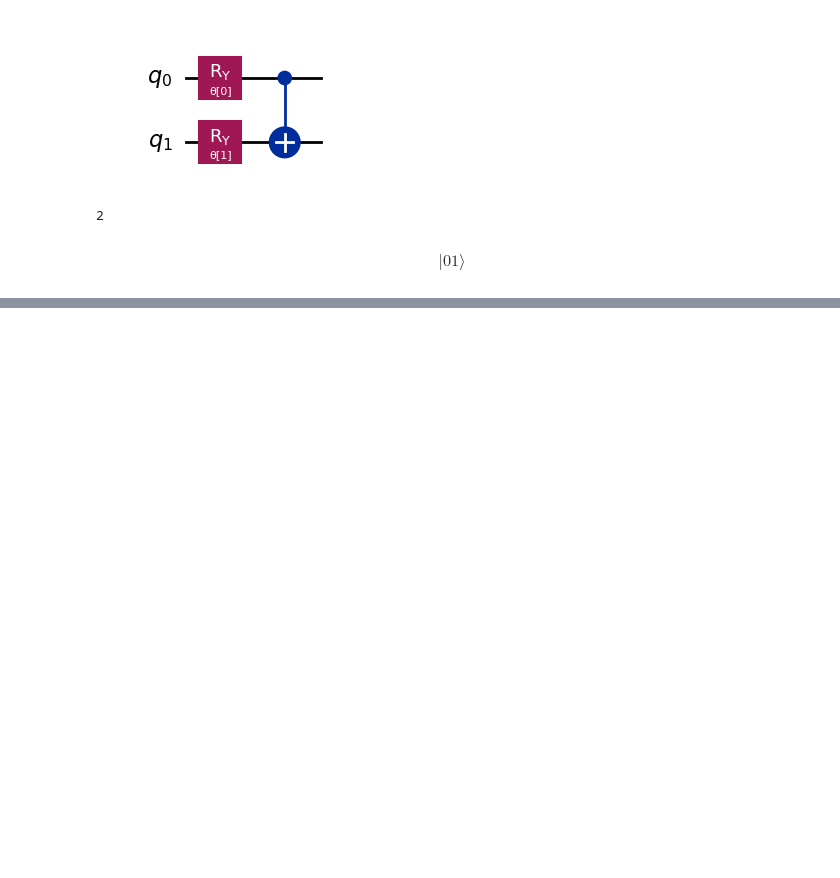
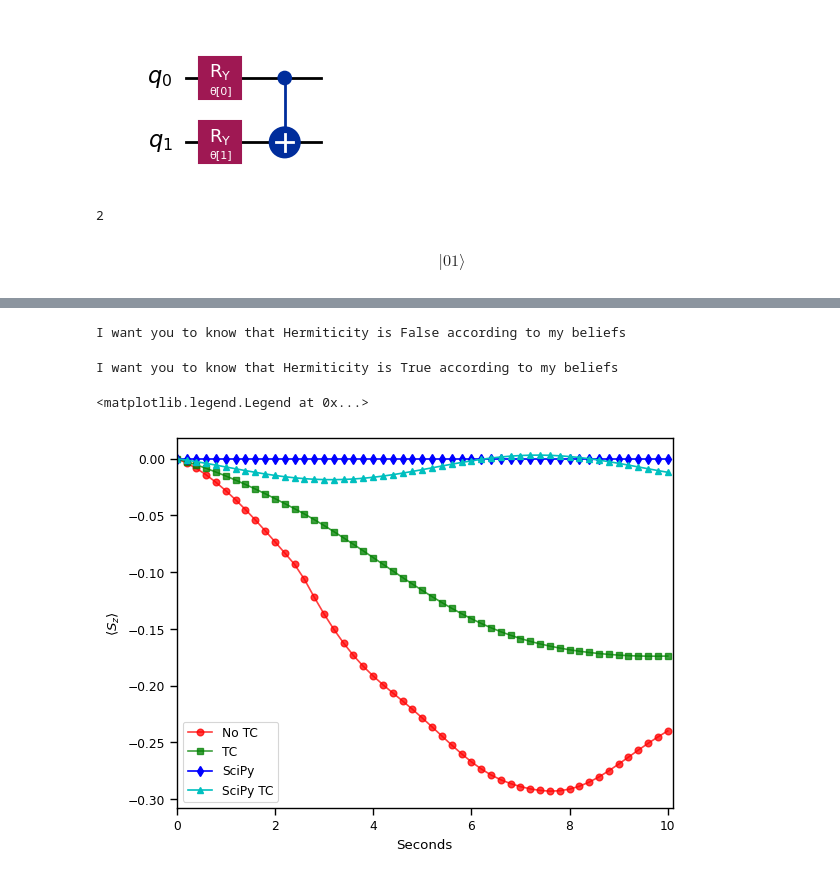
Before and after one commit to Magnusson6359/qiskit-algorithms, a Jupyter notebook: testing.ipynb, the cells around one changed output, grey strips where cells are left out. Cells and saved outputs as stored; diff of their text form; code cells hidden in the pictures; blank space fills up the shorter version.

```diff
--- a/testing.ipynb
+++ b/testing.ipynb
@@ -359,0 +368,78 @@ Number of device qubits:  5
+# %%
+# No TC case
+
+# The 2 main tunable parameters
+total_time = 10
+num_timesteps = 100
+
+var_principle = RealMcLachlanPrinciple(qgt=LinCombQGT(estimator), gradient=LinCombEstimatorGradient(estimator))
+time_evo = TimeEvolutionProblem(hamiltonian,
+                                time=total_time,
+                                aux_operators=[magnetisation])
+qrte = VarQRTE(ansatz, init_param_values,
+               variational_principle = var_principle,
+               estimator=estimator,
+               num_timesteps=num_timesteps)
+real_result_notc = qrte.evolve(time_evo)
+# %% [output]
+I want you to know that Hermiticity is False according to my beliefs
+# %%
+# TC case
+
+# The 2 main tunable parameters
+total_time = 10
+num_timesteps = 100
+
+var_principle = RealMcLachlanPrinciple(qgt=LinCombQGT(estimator), gradient=LinCombEstimatorGradient(estimator), is_non_hermitian=True)
+time_evo = TimeEvolutionProblem(hamiltonian_tc,
+                                time=total_time,
+                                aux_operators=[magnetisation])
+qrte = VarQRTE(ansatz, init_param_values,
+                variational_principle = var_principle,
+                estimator=estimator,
+                num_timesteps=num_timesteps)
+real_result = qrte.evolve(time_evo)
+# %% [output]
+I want you to know that Hermiticity is True according to my beliefs
+# %%
+# Compare with exact solution for the non-TC case
+
+init_circ = ansatz.assign_parameters(init_param_values)
+evolution_problem = TimeEvolutionProblem(
+    hamiltonian, total_time, initial_state=init_circ, aux_operators=[magnetisation]
+)
+rtev = SciPyRealEvolver(num_timesteps)
+sol = rtev.evolve(evolution_problem)
+
+evolution_problem2 = TimeEvolutionProblem(
+    hamiltonian_tc, total_time, initial_state=init_circ, aux_operators=[magnetisation]
+)
+rtev = SciPyRealEvolver(num_timesteps)
+sol2 = rtev.evolve(evolution_problem2)
+# %%
+sns.set_context("paper")
+fig, ax = plt.subplots(1,1)
+#fig.set_figheight(7)
+#fig.set_figwidth(5)
+
+DELTA_BIG = 2
+
+exp_val_real_notc = np.array([ele[0][0].real for ele in real_result_notc.observables])
+times = real_result_notc.times
+exp_val_real = np.array([ele[0][0].real for ele in real_result.observables])
+times = real_result.times
+exact_mz_exp_val_re = sol.observables[0][0].real
+exact_mz_exp_val_re_tc = sol2.observables[0][0].real
+
+ax.plot(times[::DELTA_BIG], exp_val_real_notc[::DELTA_BIG], '-ro', label= "No TC", alpha=0.75) #+ extracted_transformer_energy+ nuclear_repulsion_energy
+ax.plot(times[::DELTA_BIG], exp_val_real[::DELTA_BIG], '-gs', label= "TC", alpha=0.75) #+ extracted_transformer_energy+ nuclear_repulsion_energy
+ax.plot(times[::DELTA_BIG], exact_mz_exp_val_re[::DELTA_BIG], '-bd', label= "SciPy")
+ax.plot(times[::DELTA_BIG], exact_mz_exp_val_re_tc[::DELTA_BIG], '-c^', label= "SciPy TC")
+
+ax.set_xlabel("Seconds")
+ax.set_xlim([0, times[-1]])
+ax.set_ylabel(r"$\langle S_z \rangle$")
+ax.legend()
+# %% [output]
+<matplotlib.legend.Legend at 0x...>
+[figure, added]
```
Also changed, not shown: parts of 13 cells of this notebook, 3 other files.
